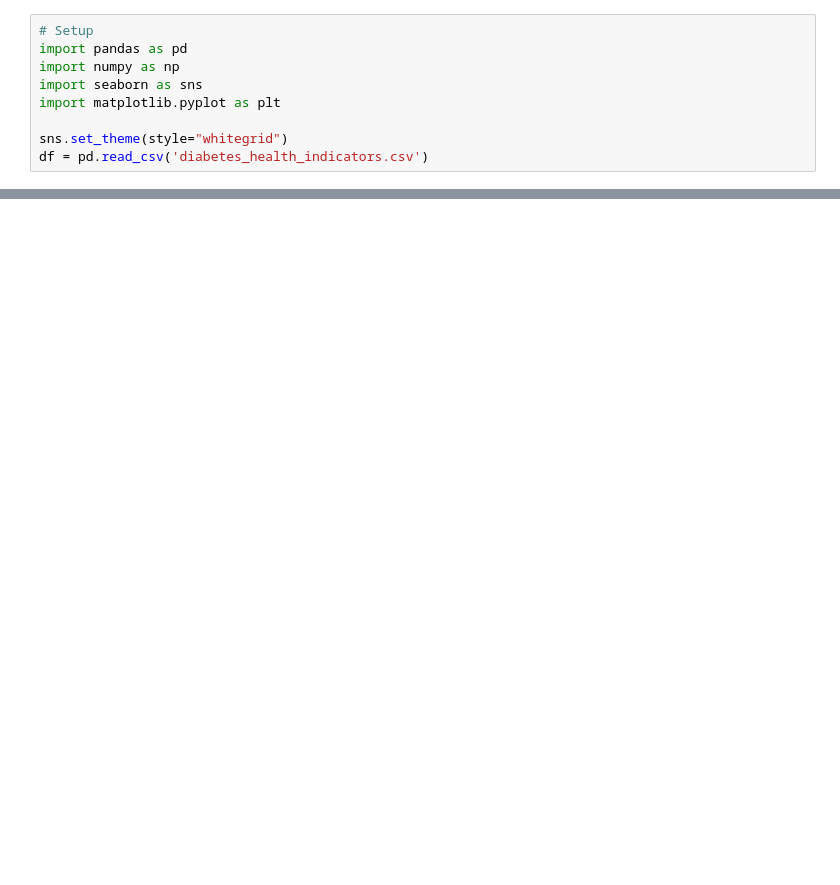
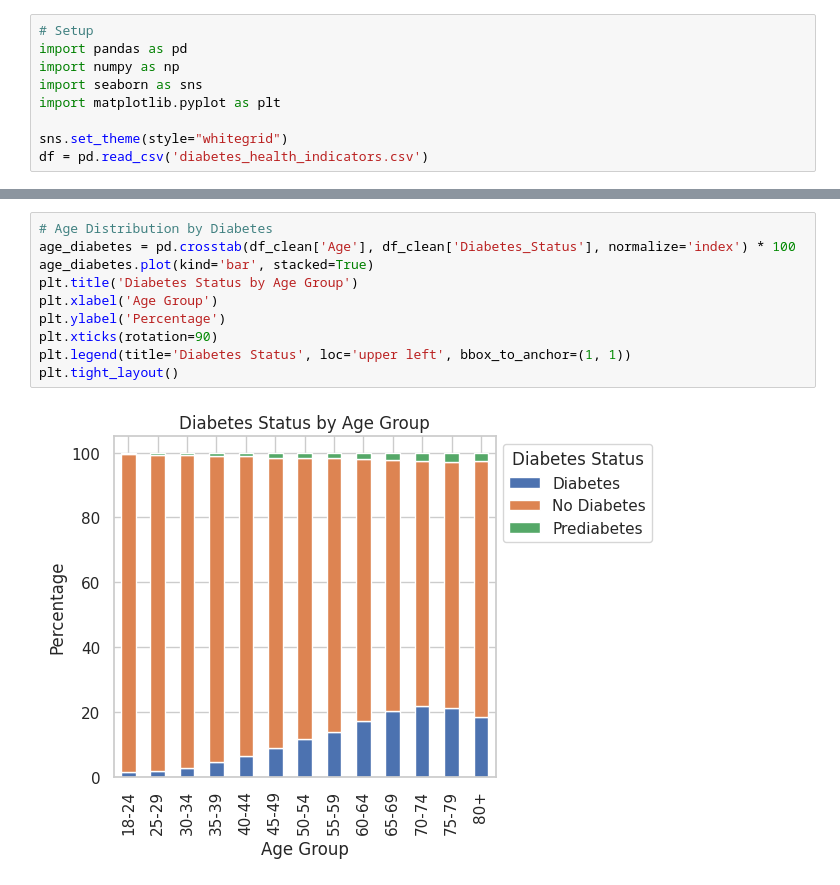
Before and after one commit to aileks/diabetes-brfss-eda, a Jupyter notebook: analysis.ipynb, the cells around one changed output, grey strips where cells are left out. Cells and saved outputs as stored; diff of their text form; blank space fills up the shorter version.

```diff
--- a/analysis.ipynb
+++ b/analysis.ipynb
@@ -194,0 +231,12 @@ df.head()
+# %%
+# Age Distribution by Diabetes
+age_diabetes = pd.crosstab(df_clean['Age'], df_clean['Diabetes_Status'], normalize='index') * 100
+age_diabetes.plot(kind='bar', stacked=True)
+plt.title('Diabetes Status by Age Group')
+plt.xlabel('Age Group')
+plt.ylabel('Percentage')
+plt.xticks(rotation=90)
+plt.legend(title='Diabetes Status', loc='upper left', bbox_to_anchor=(1, 1))
+plt.tight_layout()
+# %% [output]
+[figure, added]
```
Also changed, not shown: parts of 19 cells of this notebook, 2 other files.
